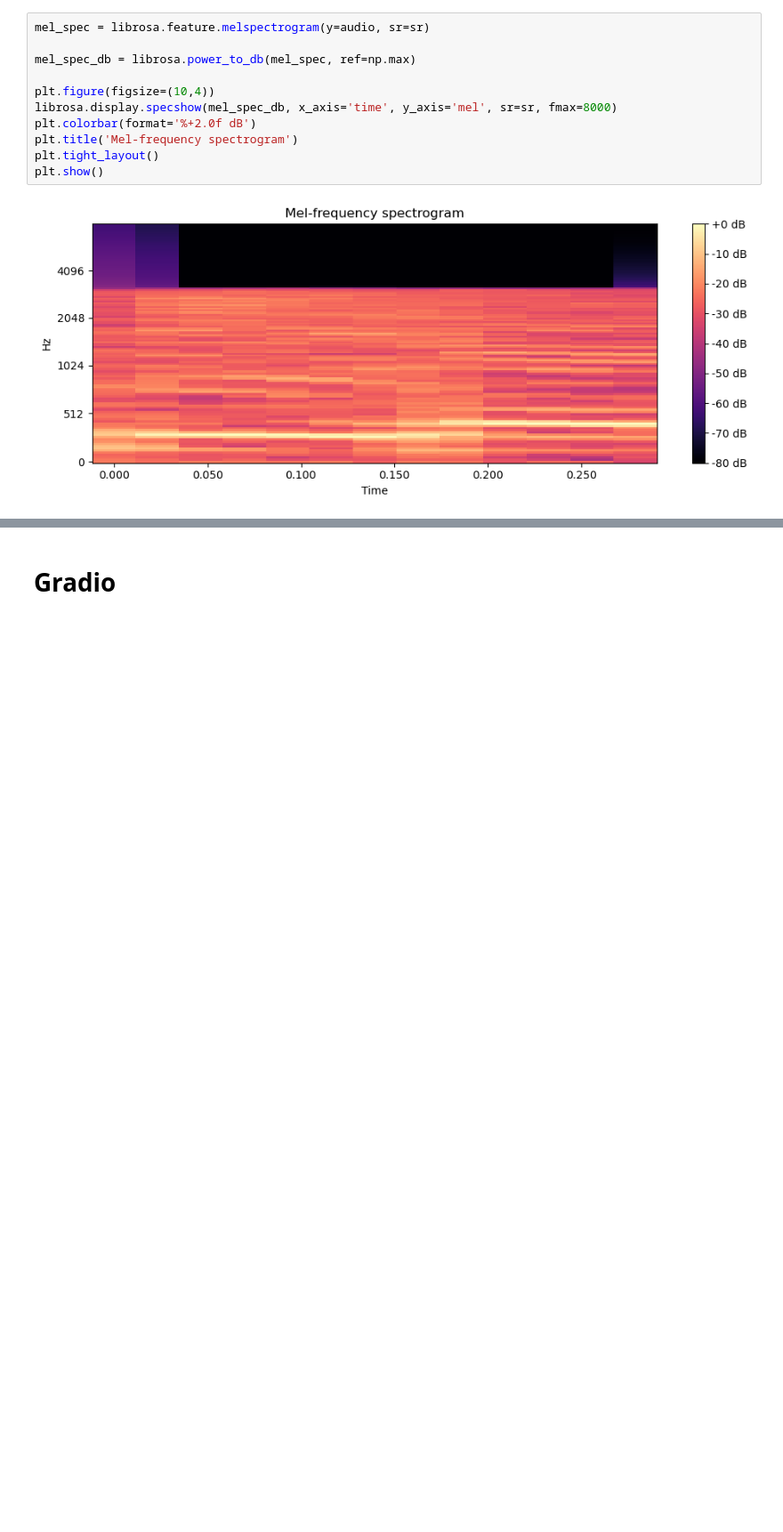
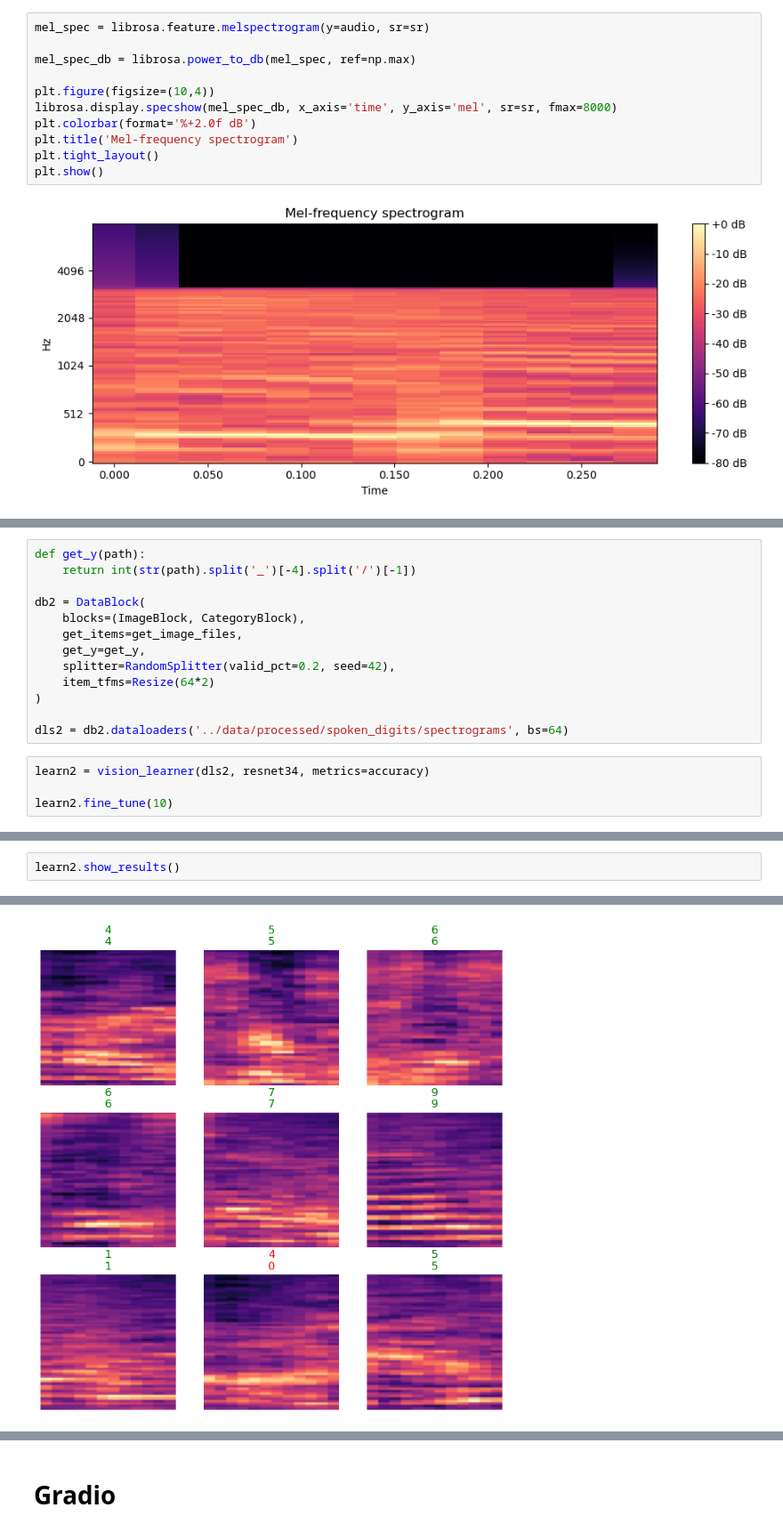
Before and after one commit to oygarden/dat255-audio_project-g11, a Jupyter notebook: notebooks/0.1-be-spoken_digits.ipynb, the cells around one changed output, grey strips where cells are left out. Shown at 89% size. Saved outputs shown, nothing was run; the diff lists cells and outputs as text; blank space fills up the shorter version.

```diff
--- a/notebooks/0.1-be-spoken_digits.ipynb
+++ b/notebooks/0.1-be-spoken_digits.ipynb
@@ -264,0 +310,17 @@ plt.show()
+# %%
+def get_y(path):
+    return int(str(path).split('_')[-4].split('/')[-1])
+
+db2 = DataBlock(
+    blocks=(ImageBlock, CategoryBlock),
+    get_items=get_image_files,
+    get_y=get_y,
+    splitter=RandomSplitter(valid_pct=0.2, seed=42),
+    item_tfms=Resize(64*2)
+)
+
+dls2 = db2.dataloaders('../data/processed/spoken_digits/spectrograms', bs=64)
+# %%
+learn2 = vision_learner(dls2, resnet34, metrics=accuracy)
+
+learn2.fine_tune(10)
@@ -264,0 +341,3 @@ plt.show()
+# %%
+learn2.show_results()
+# %% [output]
@@ -264,0 +345 @@ plt.show()
+[figure, added]
```
Also changed, not shown: parts of 18 cells of this notebook.
